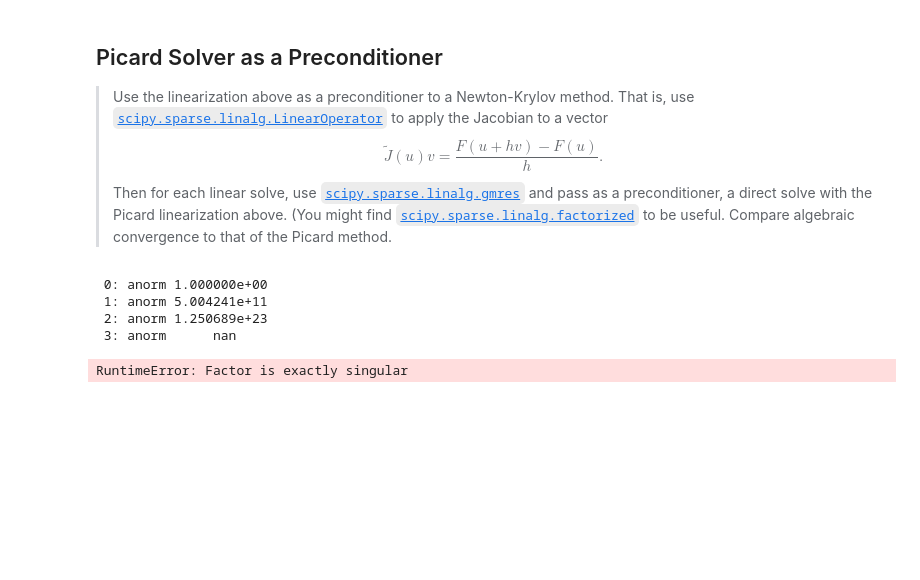
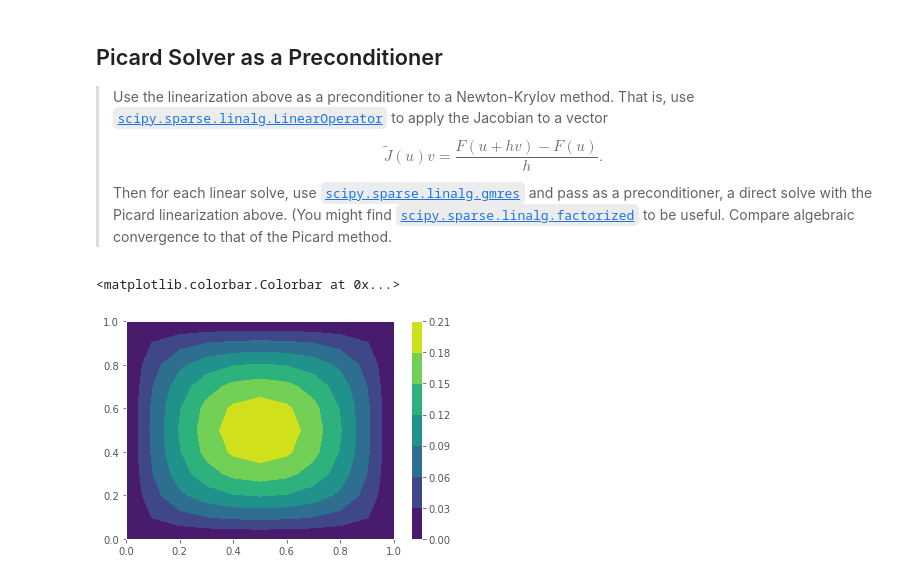
Before and after one commit to j-emmel/class, a Jupyter notebook: hw3/hw3.ipynb, the cells around one changed output. Drawn from its saved outputs; the diff is of its cells as text; code cells hidden in the pictures; blank space fills up the shorter version.

```diff
--- a/hw3/hw3.ipynb
+++ b/hw3/hw3.ipynb
@@ -209,10 +213,6 @@ pyplot.colorbar();
 # %% [markdown]
 That looks good. Let's move on to a convergence study with the same manufactured solution.
 # %%
-def grid_spacing(h):
-    m = int(1/h + 1)  # Number of elements in terms of nominal grid spacing h
-    return 1 / (m-1)  # Actual grid spacing
-
 def convergence_study(hs, eps, p):
     """
     Performs a convergence study for the Picard solver, applied to the p-Laplacian
@@ -234,7 +234,7 @@ def convergence_study(hs, eps, p):
     for h in hs:
         # Calculate the approximate solution
         mms = mms_p_laplacian(eps, p)
-        x, y, approx_points, i = solve_nonlinear(h,
+        x, y, approx_points, i = solve_p_laplacian_picard(h,
             mms.u,   # g0
             mms.div_kappa_grad_u, # forcing
             eps = eps,
@@ -348,14 +347,14 @@ from scipy.sparse.linalg import LinearOperator
 from scipy.sparse.linalg import gmres
 from scipy.sparse.linalg import factorized
 
-def solve_nonlinear_WIP(h, g0, forcing, eps, p, dirichlet, atol=1e-8, verbose=False):
+def solve_p_laplacian_nk(h, g0, forcing, eps, p, dirichlet, atol=1e-8, verbose=False):
     x, y = hgrid(h)
     u = 0*x
 
     # Each time around the loop, you'll start with a new initial guess u
     for i in range(50):
         # Compute the residual and throw away the Jacobian
-        Fu, J_picard = nonlinear2d_div(
+        Fu, J_picard = p_laplacian_picard(
             h, x, y, u, forcing, g0,
             eps, p,
             dirichlet=((0,-1),(0,-1)))
@@ -363,44 +362,40 @@ def solve_nonlinear_WIP(h, g0, forcing, eps, p, dirichlet, atol=1e-8, verbose=Fa
         # Break if the residual norm is lower than the tolerance
         anorm = numpy.linalg.norm(Fu, numpy.inf)
         if verbose:
             print('{:2d}: anorm {:8e}'.format(i,anorm))
         if anorm < atol:
             break
 
         def jacobian(v):
-            Fuhv, _ = nonlinear2d_div(h, x, y,
-                u + 10e-8 * v.reshape(u.shape),
+            j_h = 10e-8
+            Fuhv, _ = p_laplacian_picard(h, x, y,
+                u + j_h * v.reshape(u.shape),
                 forcing,
                 g0,
                 eps,
                 p,
                 dirichlet=((0,-1),(0,-1)))
 
-            return (Fuhv - Fu) / h
+            return (Fuhv - Fu) / j_h
 
         J_operator = LinearOperator(J_picard.shape, matvec=jacobian)
         preconditioner = LinearOperator(J_picard.shape, matvec=factorized(J_picard))
-        deltau, _ = gmres(J_operator, -Fu, tol=atol, M=preconditioner)
+        deltau, _ = gmres(J_operator, -Fu, tol=0.001, M=preconditioner)
+
         u += deltau.reshape(x.shape)
 
     return x, y, u, i
 
-
-x, y, u, i = solve_nonlinear_WIP(0.1,
+x, y, u, i = solve_p_laplacian_nk(0.1,
         lambda x,y: numpy.zeros_like(x), # g0
         lambda x,y: numpy.ones_like(x),  # forcing
         eps = 0.1,
         p = 3,
-        dirichlet=((0,-1),(0,-1)),
-        atol=0.001,
-        verbose=True)
+        dirichlet=((0,-1),(0,-1)))
 
 pyplot.figure()
 pyplot.contourf(x, y, u)
 pyplot.colorbar()
 # %% [output]
- 0: anorm 1.000000e+00
- 1: anorm 5.004241e+11
- 2: anorm 1.250689e+23
- 3: anorm      nan
+<matplotlib.colorbar.Colorbar at 0x...>
-RuntimeError: Factor is exactly singular
+[figure, added]
```
Also changed, not shown: parts of 6 cells of this notebook.
